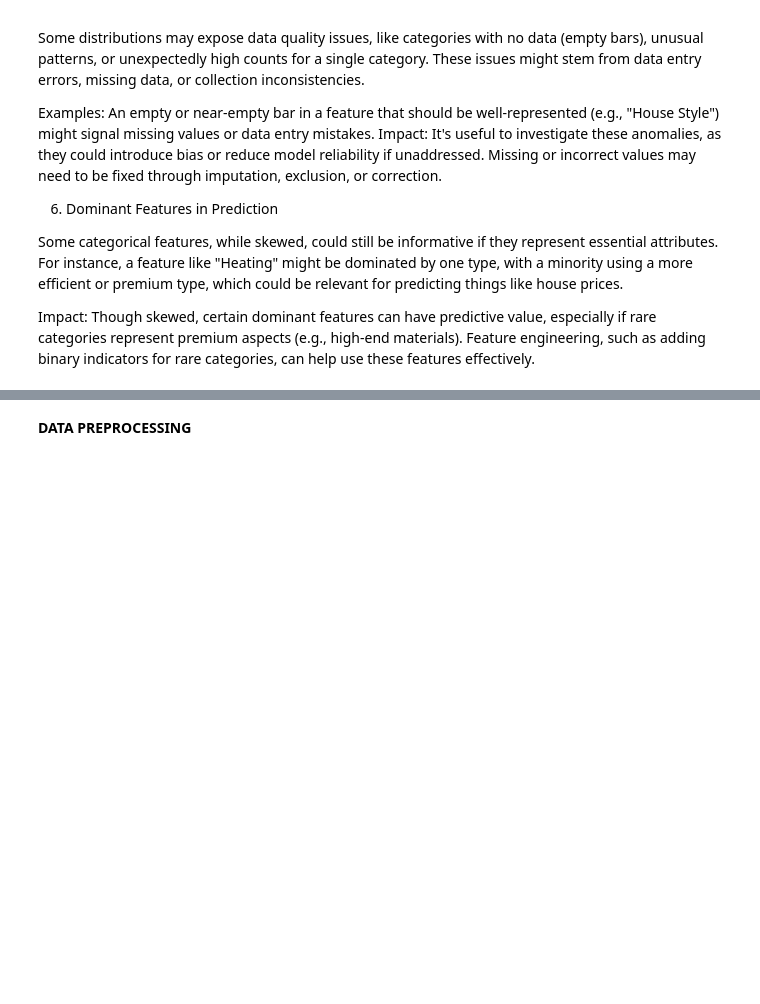
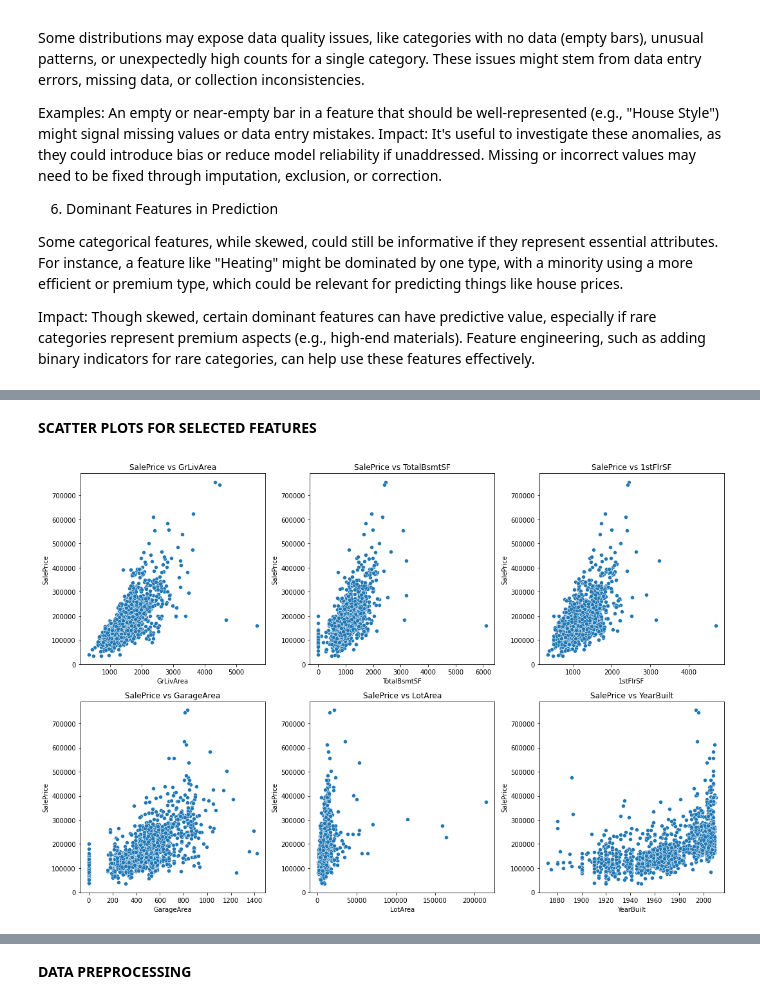
Before and after one commit to NamaembaSilali/House-Prices---Advanced-Regression-Techniques, a Jupyter notebook: index.ipynb, the cells around one changed output, grey strips where cells are left out. Cells and saved outputs as stored; diff of their text form; code cells hidden in the pictures; blank space fills up the shorter version.

```diff
--- a/index.ipynb
+++ b/index.ipynb
@@ -267,0 +225,15 @@ for col in categorical_cols:
+# %% [markdown]
+**SCATTER PLOTS FOR SELECTED FEATURES**
+# %%
+# Selected features to plot against SalePrice
+features = ['GrLivArea', 'TotalBsmtSF', '1stFlrSF', 'GarageArea', 'LotArea', 'YearBuilt']
+
+plt.figure(figsize=(15, 10))
+for i, feature in enumerate(features, 1):
+    plt.subplot(2, 3, i)
+    sns.scatterplot(x=data[feature], y=data['SalePrice'])
+    plt.title(f'SalePrice vs {feature}')
+plt.tight_layout()
+plt.show()
+# %% [output]
+[figure, added]
```
Also changed, not shown: parts of 6 cells of this notebook, 2 other files.
